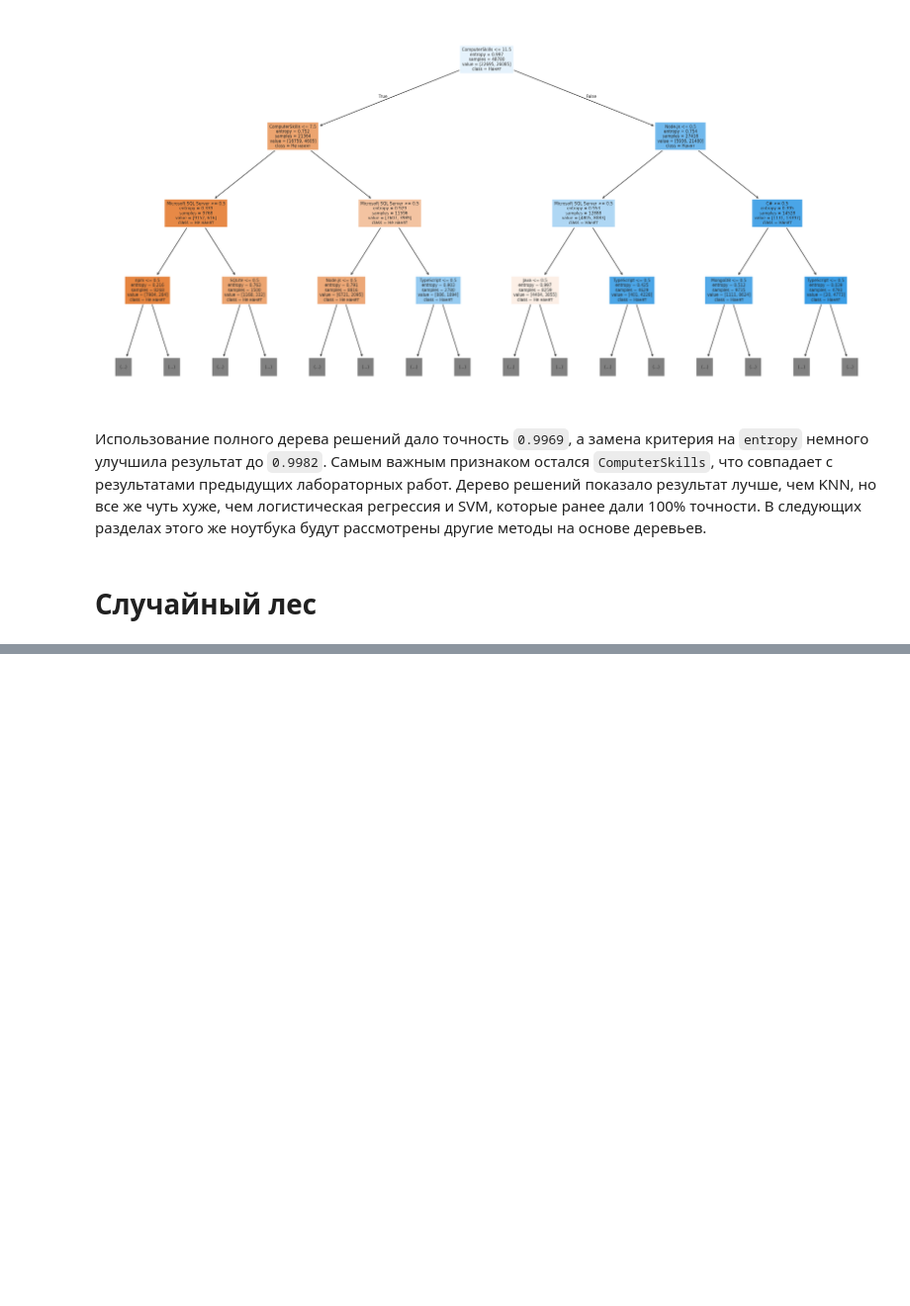
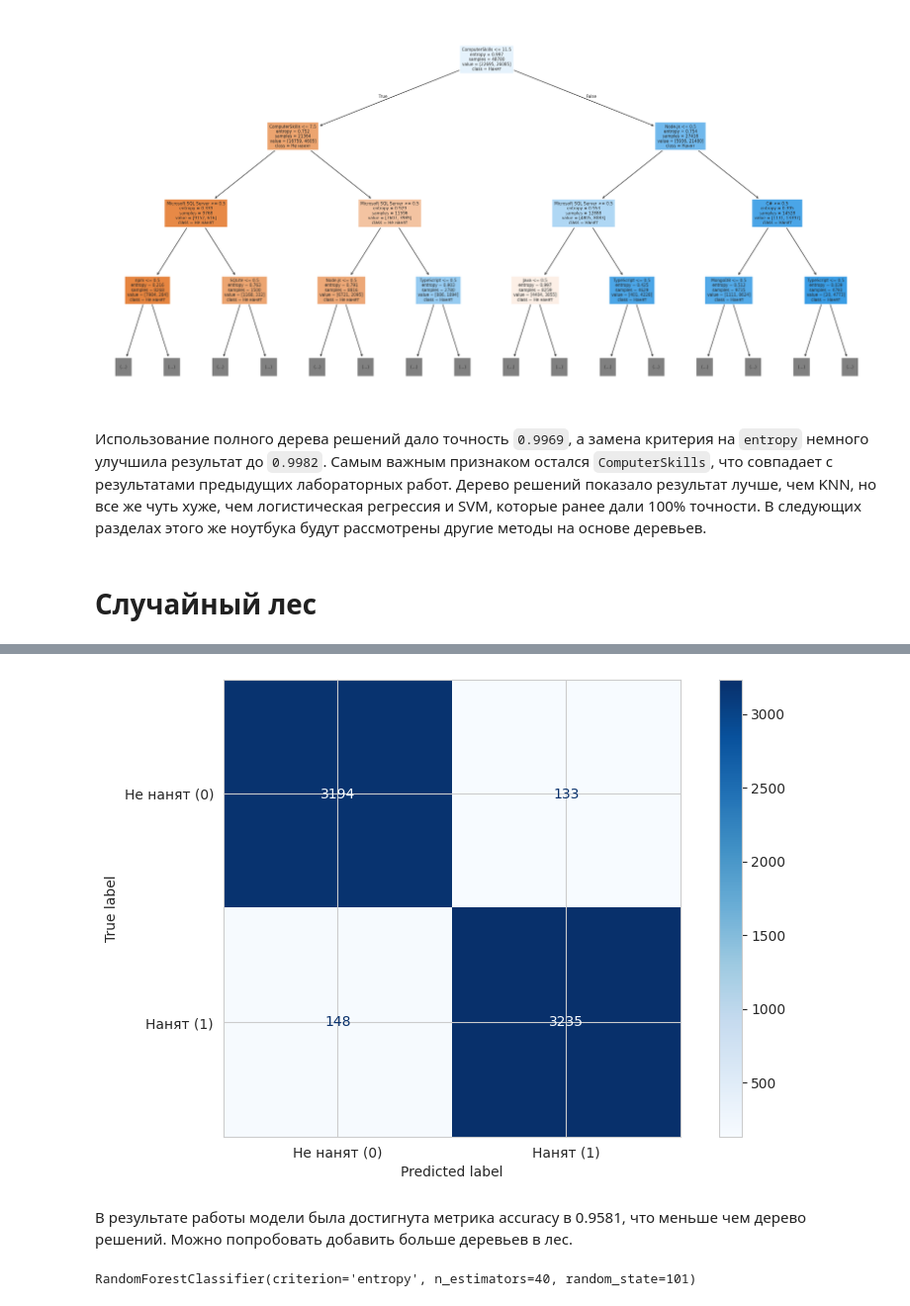
Before and after one commit to tixomirof/mo2_team_colabs, a Jupyter notebook: МО2_Команда2_Лаб06_v1.ipynb, the cells around one changed output, grey strips where cells are left out. Shown at 99% size. Drawn from its saved outputs; the diff is of its cells as text; code cells hidden in the pictures; blank space fills up the shorter version.

```diff
--- a/МО2_Команда2_Лаб06_v1.ipynb
+++ b/МО2_Команда2_Лаб06_v1.ipynb
@@ -322,0 +385,2 @@ weighted avg       1.00      1.00      1.00     20906
+# %%
+grid.fit(X_train,y_train)
@@ -322,0 +417,2 @@ weighted avg       1.00      1.00      1.00     20906
+# %%
+predictions = grid.predict(X_test)
@@ -322,0 +433,12 @@ weighted avg       1.00      1.00      1.00     20906
+# %%
+ConfusionMatrixDisplay.from_predictions(
+    y_test,
+    predictions,
+    display_labels=['Не нанят (0)', 'Нанят (1)'],
+    cmap='Blues'
+)
+plt.show()
+# %% [output]
+[figure, added]
+# %% [markdown]
+В результате работы модели была достигнута метрика accuracy в 0.9581, что меньше чем дерево решений. Можно попробовать добавить больше деревьев в лес.
@@ -322,0 +448,4 @@ weighted avg       1.00      1.00      1.00     20906
+# %%
+model.fit(X_train,y_train)
+# %% [output]
+RandomForestClassifier(criterion='entropy', n_estimators=40, random_state=101)
```
Also changed, not shown: parts of 25 cells of this notebook.
